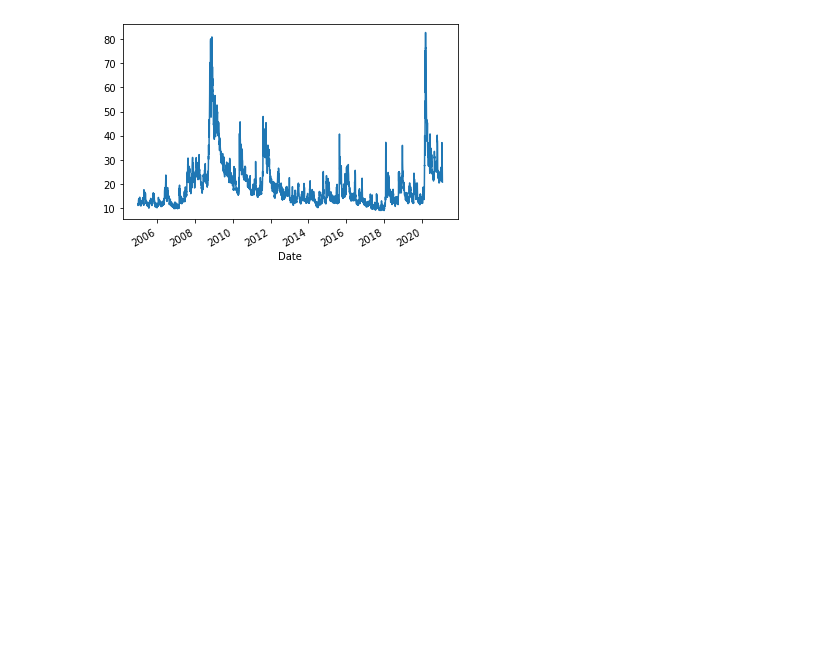
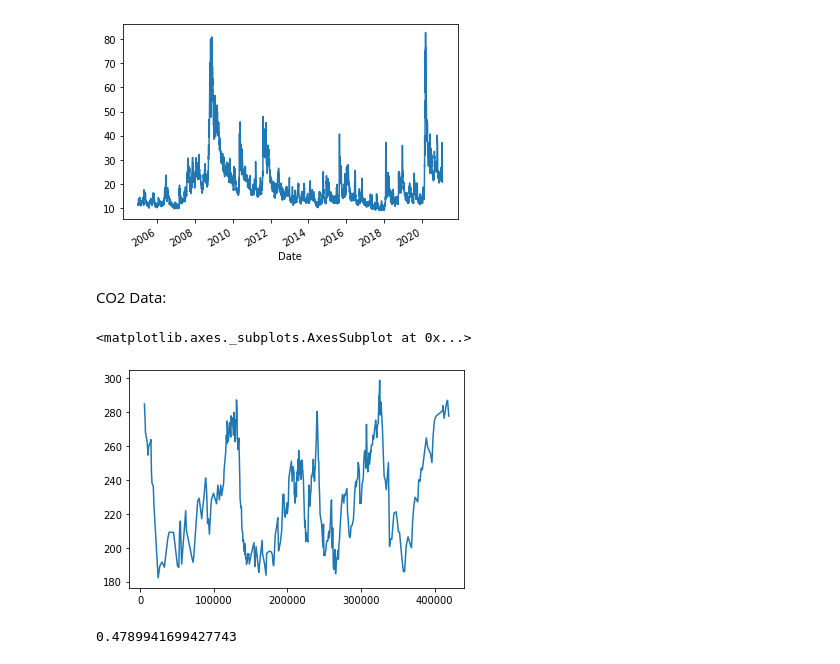
Before and after one commit to shambhavi-suri/MNIST_TDA, a Jupyter notebook: Time series/Financial_Time_Series.ipynb, the cells around one changed output. Drawn from its saved outputs; the diff is of its cells as text; code cells hidden in the pictures; blank space fills up the shorter version.

```diff
--- a/Time series/Financial_Time_Series.ipynb
+++ b/Time series/Financial_Time_Series.ipynb
@@ -728,0 +727,2 @@ plt.plot(x_values, y_values)
+# %% [markdown]
+CO2 Data:
@@ -728,0 +735,14 @@ plt.plot(x_values, y_values)
+# %%
+global_co2 = pd.read_csv("dataco2.csv")
+x = np.array(global_co2['co2val'])
+y = np.array(global_co2['age'])
+co2 = pd.Series(x, index = y)
+# %%
+co2.plot()
+# %% [output]
+<matplotlib.axes._subplots.AxesSubplot at 0x...>
+[figure, added]
+# %%
+co2.autocorr(lag = 10)
+# %% [output]
+0.4789941699427743
```
Also changed, not shown: parts of 5 cells of this notebook.
